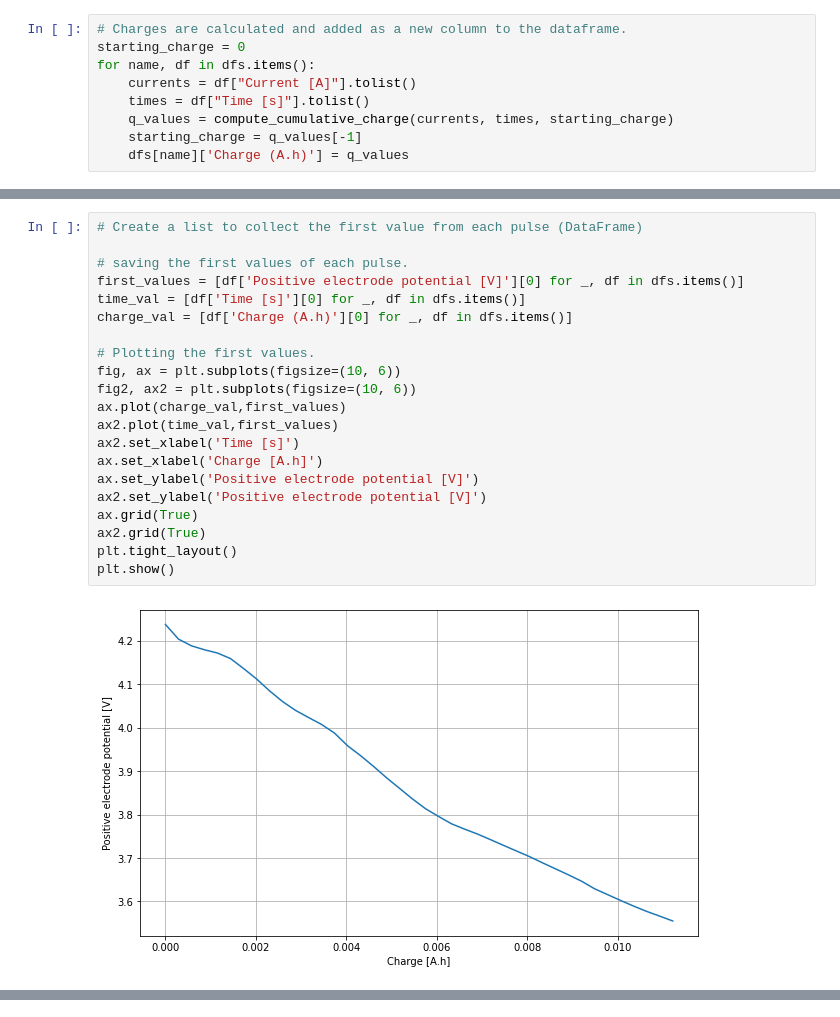
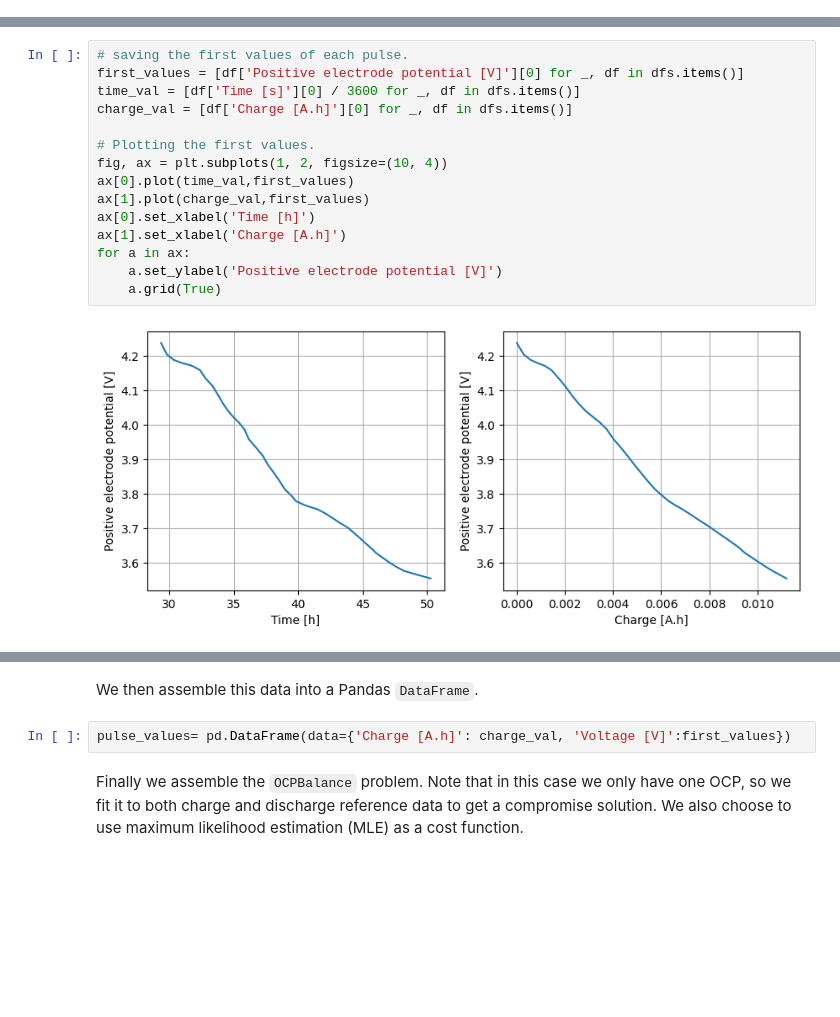
Before and after one commit to paramm-team/pybamm-param, a Jupyter notebook: examples/notebooks/GITT_loop.ipynb, the cells around one changed output, grey strips where cells are left out. Drawn from its saved outputs; the diff is of its cells as text; blank space fills up the shorter version.

```diff
--- a/examples/notebooks/GITT_loop.ipynb
+++ b/examples/notebooks/GITT_loop.ipynb
@@ -51,9 +76,0 @@ def compute_cumulative_charge(currents, times, starting_charge):
-# %%
-# Charges are calculated and added as a new column to the dataframe.
-starting_charge = 0
-for name, df in dfs.items():
-    currents = df["Current [A]"].tolist()
-    times = df["Time [s]"].tolist()
-    q_values = compute_cumulative_charge(currents, times, starting_charge)
-    starting_charge = q_values[-1]
-    dfs[name]['Charge (A.h)'] = q_values
@@ -97,23 +115,17 @@ plt.show()
 # %%
-# Create a list to collect the first value from each pulse (DataFrame)
-
 # saving the first values of each pulse.
 first_values = [df['Positive electrode potential [V]'][0] for _, df in dfs.items()]
-time_val = [df['Time [s]'][0] for _, df in dfs.items()]
-charge_val = [df['Charge (A.h)'][0] for _, df in dfs.items()]
+time_val = [df['Time [s]'][0] / 3600 for _, df in dfs.items()]
+charge_val = [df['Charge [A.h]'][0] for _, df in dfs.items()]
 
 # Plotting the first values.
-fig, ax = plt.subplots(figsize=(10, 6))
-fig2, ax2 = plt.subplots(figsize=(10, 6))
-ax.plot(charge_val,first_values)
-ax2.plot(time_val,first_values)
-ax2.set_xlabel('Time [s]')
-ax.set_xlabel('Charge [A.h]')
-ax.set_ylabel('Positive electrode potential [V]')
-ax2.set_ylabel('Positive electrode potential [V]')
-ax.grid(True)
-ax2.grid(True)
-plt.tight_layout()
-plt.show()
+fig, ax = plt.subplots(1, 2, figsize=(10, 4))
+ax[0].plot(time_val,first_values)
+ax[1].plot(charge_val,first_values)
+ax[0].set_xlabel('Time [h]')
+ax[1].set_xlabel('Charge [A.h]')
+for a in ax:
+    a.set_ylabel('Positive electrode potential [V]')
+    a.grid(True)
 # %% [output]
-[figure, old version]
+[figure, new version]
@@ -121 +132,7 @@ plt.show()
+# %% [markdown]
+We then assemble this data into a Pandas `DataFrame`.
+# %%
+pulse_values= pd.DataFrame(data={'Charge [A.h]': charge_val, 'Voltage [V]':first_values})
+# %% [markdown]
+Finally we assemble the `OCPBalance` problem. Note that in this case we only have one OCP, so we fit it to both charge and discharge reference data to get a compromise solution. We also choose to use maximum likelihood estimation (MLE) as a cost function.
 # %%
```
Also changed, not shown: parts of 39 cells of this notebook.
